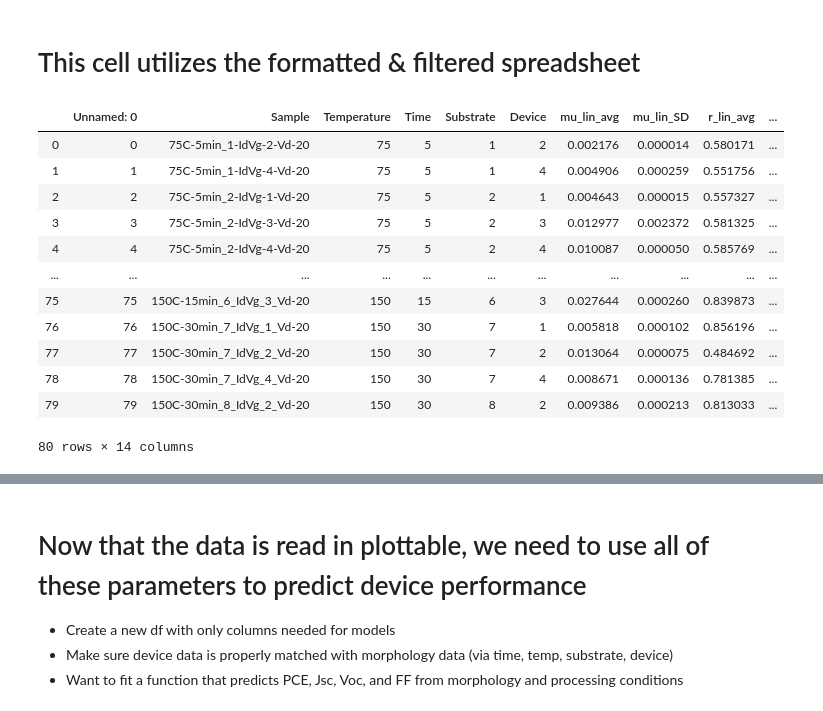
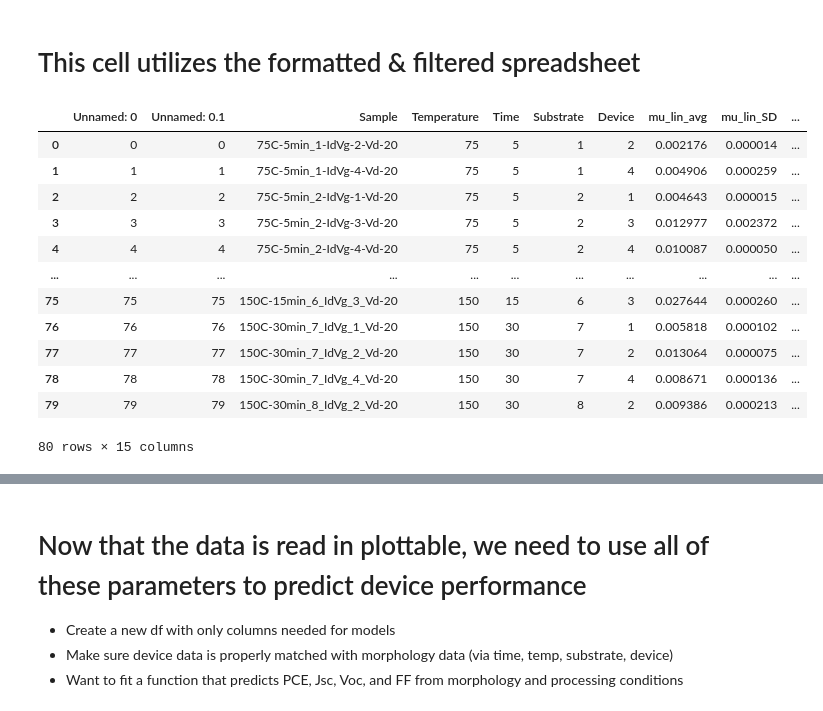
Before and after one commit to wesleyktatum/py-conjugated, a Jupyter notebook: ipynb/Data/OFET_morphology_trends.ipynb, the cells around one changed output, grey strips where cells are left out. Cells and saved outputs as stored; diff of their text form; code cells hidden in the pictures.

Commit message:
updated OFET data and OPVCNN

```diff
--- a/ipynb/Data/OFET_morphology_trends.ipynb
+++ b/ipynb/Data/OFET_morphology_trends.ipynb
@@ -333,19 +343,19 @@ plt.show()
 # %% [markdown]
 # This cell utilizes the formatted & filtered spreadsheet
 # %%
-device_df = pd.read_excel('/Users/wesleytatum/Desktop/py-conjugated/data/normed_')
+device_df = pd.read_excel('/Users/wesleytatum/Desktop/py-conjugated/data/OFET_device_df.xlsx')
 device_df
 # %% [output]
-|  | Unnamed: 0 | Sample | Temperature | Time | Substrate | Device | mu_lin_avg | mu_lin_SD | r_lin_avg | ... |
-| 0 | 0 | 75C-5min_1-IdVg-2-Vd-20 | 75 | 5 | 1 | 2 | 0.002176 | 0.000014 | 0.580171 | ... |
-| 1 | 1 | 75C-5min_1-IdVg-4-Vd-20 | 75 | 5 | 1 | 4 | 0.004906 | 0.000259 | 0.551756 | ... |
-| 2 | 2 | 75C-5min_2-IdVg-1-Vd-20 | 75 | 5 | 2 | 1 | 0.004643 | 0.000015 | 0.557327 | ... |
-| 3 | 3 | 75C-5min_2-IdVg-3-Vd-20 | 75 | 5 | 2 | 3 | 0.012977 | 0.002372 | 0.581325 | ... |
-| 4 | 4 | 75C-5min_2-IdVg-4-Vd-20 | 75 | 5 | 2 | 4 | 0.010087 | 0.000050 | 0.585769 | ... |
+|  | Unnamed: 0 | Unnamed: 0.1 | Sample | Temperature | Time | Substrate | Device | mu_lin_avg | mu_lin_SD | ... |
+| 0 | 0 | 0 | 75C-5min_1-IdVg-2-Vd-20 | 75 | 5 | 1 | 2 | 0.002176 | 0.000014 | ... |
+| 1 | 1 | 1 | 75C-5min_1-IdVg-4-Vd-20 | 75 | 5 | 1 | 4 | 0.004906 | 0.000259 | ... |
+| 2 | 2 | 2 | 75C-5min_2-IdVg-1-Vd-20 | 75 | 5 | 2 | 1 | 0.004643 | 0.000015 | ... |
+| 3 | 3 | 3 | 75C-5min_2-IdVg-3-Vd-20 | 75 | 5 | 2 | 3 | 0.012977 | 0.002372 | ... |
+| 4 | 4 | 4 | 75C-5min_2-IdVg-4-Vd-20 | 75 | 5 | 2 | 4 | 0.010087 | 0.000050 | ... |
 | ... | ... | ... | ... | ... | ... | ... | ... | ... | ... | ... |
-| 75 | 75 | 150C-15min_6_IdVg_3_Vd-20 | 150 | 15 | 6 | 3 | 0.027644 | 0.000260 | 0.839873 | ... |
-| 76 | 76 | 150C-30min_7_IdVg_1_Vd-20 | 150 | 30 | 7 | 1 | 0.005818 | 0.000102 | 0.856196 | ... |
-| 77 | 77 | 150C-30min_7_IdVg_2_Vd-20 | 150 | 30 | 7 | 2 | 0.013064 | 0.000075 | 0.484692 | ... |
-| 78 | 78 | 150C-30min_7_IdVg_4_Vd-20 | 150 | 30 | 7 | 4 | 0.008671 | 0.000136 | 0.781385 | ... |
-| 79 | 79 | 150C-30min_8_IdVg_2_Vd-20 | 150 | 30 | 8 | 2 | 0.009386 | 0.000213 | 0.813033 | ... |
+| 75 | 75 | 75 | 150C-15min_6_IdVg_3_Vd-20 | 150 | 15 | 6 | 3 | 0.027644 | 0.000260 | ... |
+| 76 | 76 | 76 | 150C-30min_7_IdVg_1_Vd-20 | 150 | 30 | 7 | 1 | 0.005818 | 0.000102 | ... |
+| 77 | 77 | 77 | 150C-30min_7_IdVg_2_Vd-20 | 150 | 30 | 7 | 2 | 0.013064 | 0.000075 | ... |
+| 78 | 78 | 78 | 150C-30min_7_IdVg_4_Vd-20 | 150 | 30 | 7 | 4 | 0.008671 | 0.000136 | ... |
+| 79 | 79 | 79 | 150C-30min_8_IdVg_2_Vd-20 | 150 | 30 | 8 | 2 | 0.009386 | 0.000213 | ... |
-80 rows × 14 columns
+80 rows × 15 columns
```
Also changed, not shown: parts of 11 cells of this notebook, 4 other files.
